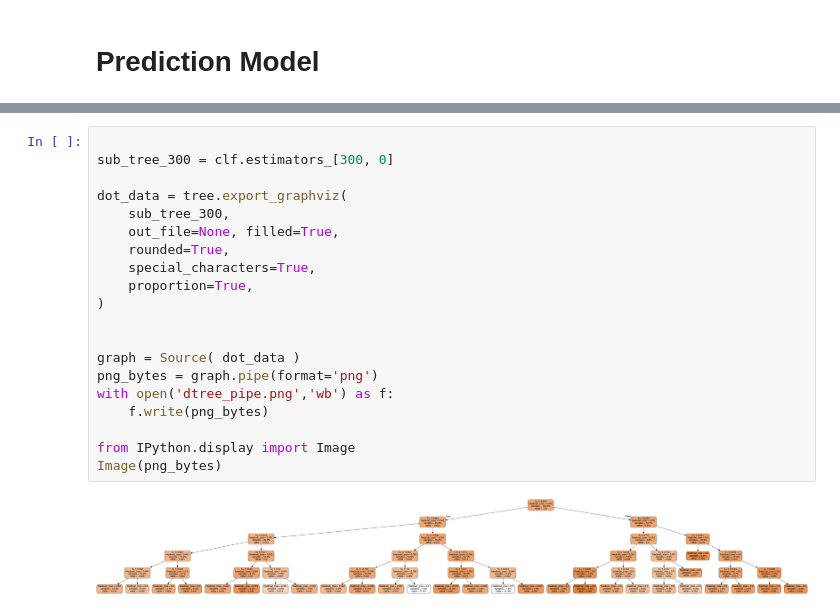
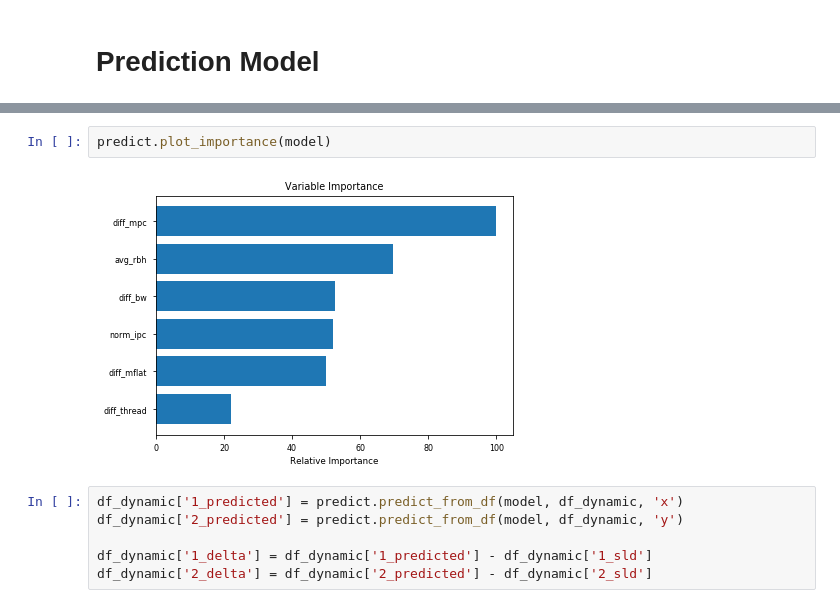
Before and after one commit to UofT-EcoSystem/GPU-Virtualization-Benchmarks, a Jupyter notebook: util/data/notebooks/View_Pairs_Dynamic.ipynb, the cells around one changed output, grey strips where cells are left out. Cells and saved outputs as stored; diff of their text form.

```diff
--- a/util/data/notebooks/View_Pairs_Dynamic.ipynb
+++ b/util/data/notebooks/View_Pairs_Dynamic.ipynb
@@ -216,23 +79,11 @@ plt.show()
-# %%
-
-sub_tree_300 = clf.estimators_[300, 0]
-
-dot_data = tree.export_graphviz(
-    sub_tree_300,
-    out_file=None, filled=True,
-    rounded=True,
-    special_characters=True,
-    proportion=True,
-)
-
-
-graph = Source( dot_data )
-png_bytes = graph.pipe(format='png')
-with open('dtree_pipe.png','wb') as f:
-    f.write(png_bytes)
-
-from IPython.display import Image
-Image(png_bytes)
-# %% [output]
-[figure, removed]
+# %%
+predict.plot_importance(model)
+# %% [output]
+[figure, added]
+# %%
+df_dynamic['1_predicted'] = predict.predict_from_df(model, df_dynamic, 'x')
+df_dynamic['2_predicted'] = predict.predict_from_df(model, df_dynamic, 'y')
+
+df_dynamic['1_delta'] = df_dynamic['1_predicted'] - df_dynamic['1_sld']
+df_dynamic['2_delta'] = df_dynamic['2_predicted'] - df_dynamic['2_sld']
 # %%
```
Also changed, not shown: parts of 10 cells of this notebook, 3 other files.
